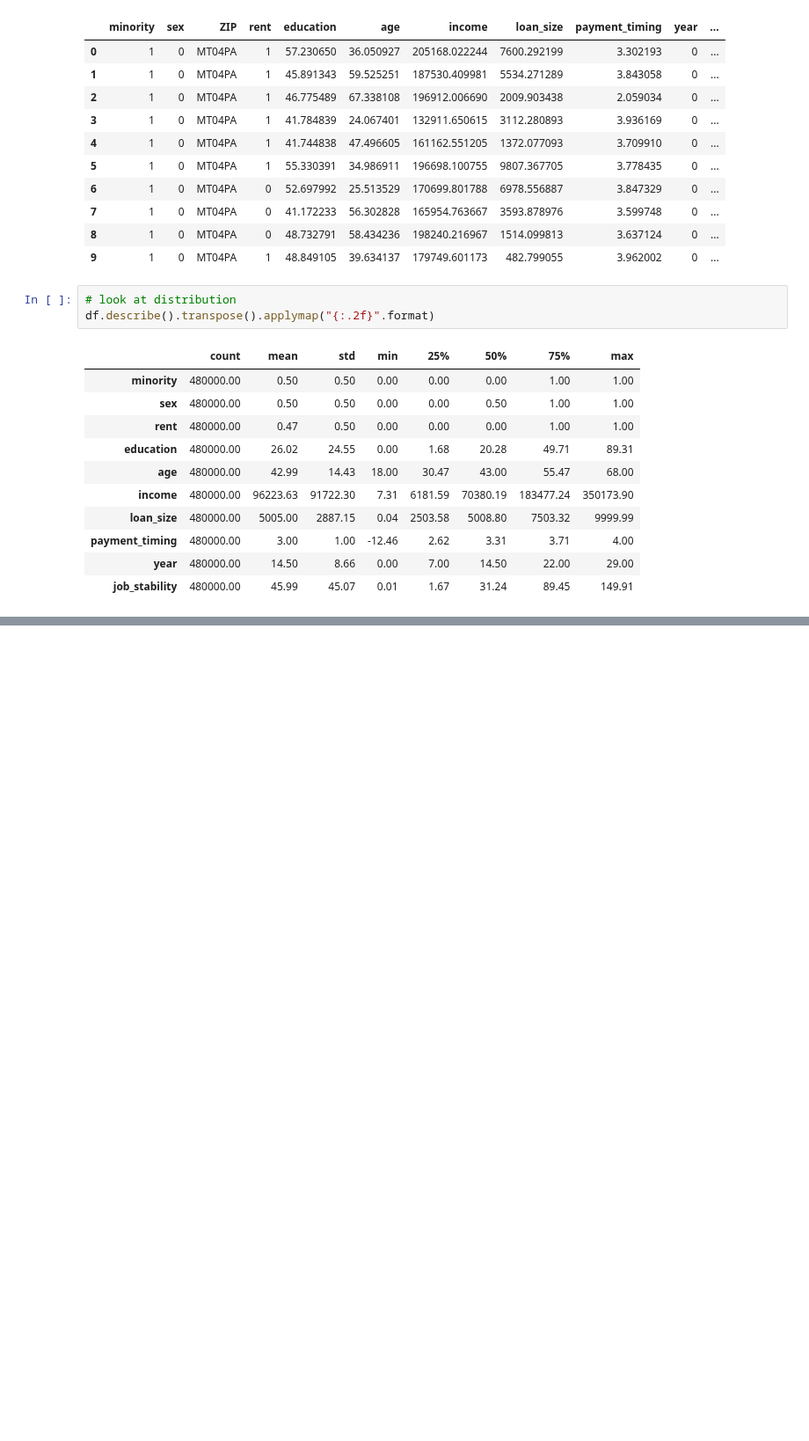
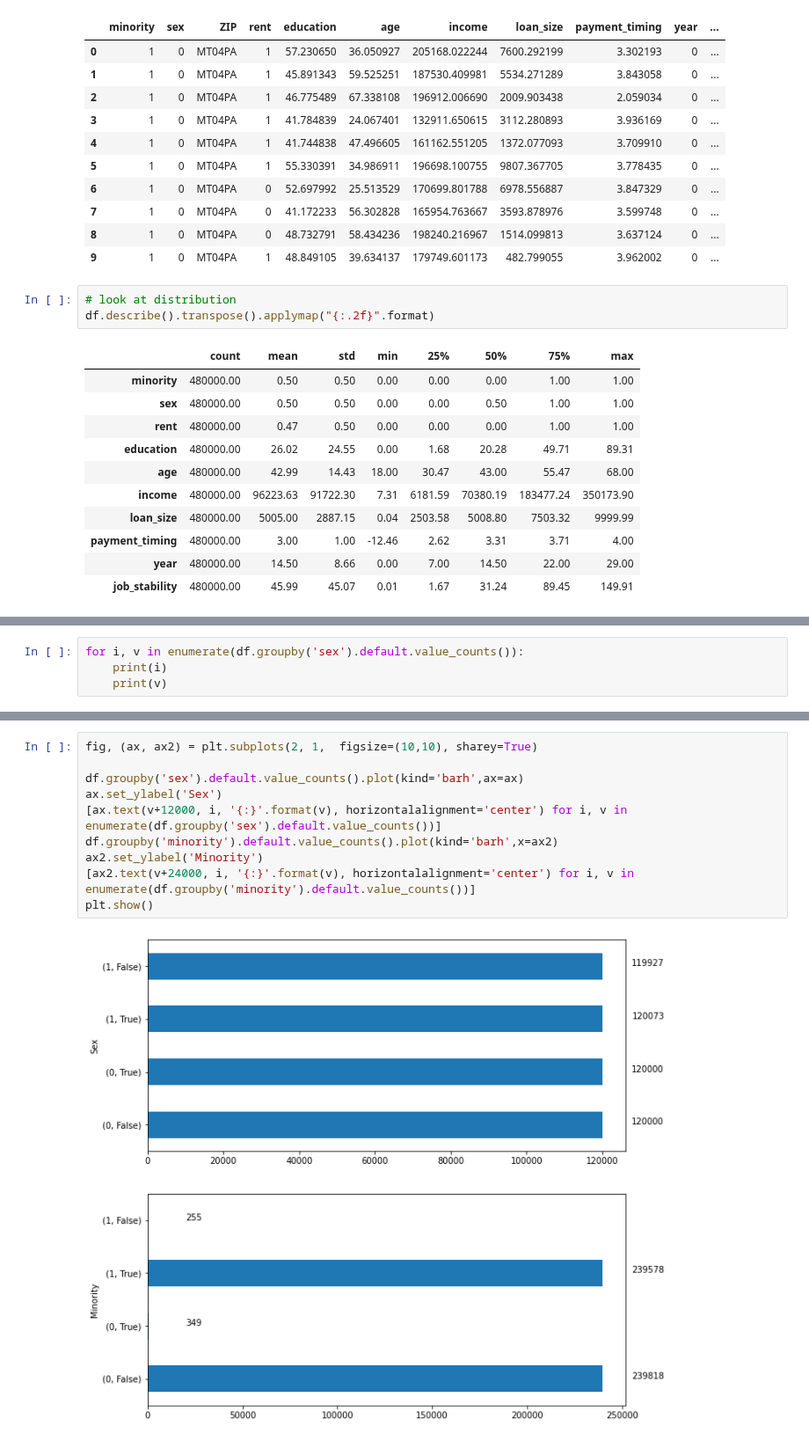
Before and after one commit to NiklasSabel/Industrial-Applications-of-Artificial-Intelligence, a Jupyter notebook: notebooks/Tertiary Sector/Bias in Credit Decisions.ipynb, the cells around one changed output, grey strips where cells are left out. Shown at 88% size. Saved outputs shown, nothing was run; the diff lists cells and outputs as text; blank space fills up the shorter version.

```diff
--- a/notebooks/Tertiary Sector/Bias in Credit Decisions.ipynb
+++ b/notebooks/Tertiary Sector/Bias in Credit Decisions.ipynb
@@ -94,0 +126,4 @@ df_test.describe().transpose().applymap("{:.2f}".format)
+# %%
+for i, v in enumerate(df.groupby('sex').default.value_counts()):
+    print(i)
+    print(v)
@@ -94,0 +139,12 @@ df_test.describe().transpose().applymap("{:.2f}".format)
+# %%
+fig, (ax, ax2) = plt.subplots(2, 1,  figsize=(10,10), sharey=True)
+
+df.groupby('sex').default.value_counts().plot(kind='barh',ax=ax)
+ax.set_ylabel('Sex')
+[ax.text(v+12000, i, '{:}'.format(v), horizontalalignment='center') for i, v in enumerate(df.groupby('sex').default.value_counts())]
+df.groupby('minority').default.value_counts().plot(kind='barh',x=ax2)
+ax2.set_ylabel('Minority')
+[ax2.text(v+24000, i, '{:}'.format(v), horizontalalignment='center') for i, v in enumerate(df.groupby('minority').default.value_counts())]
+plt.show()
+# %% [output]
+[figure, added]
```
Also changed, not shown: parts of 20 cells of this notebook.
